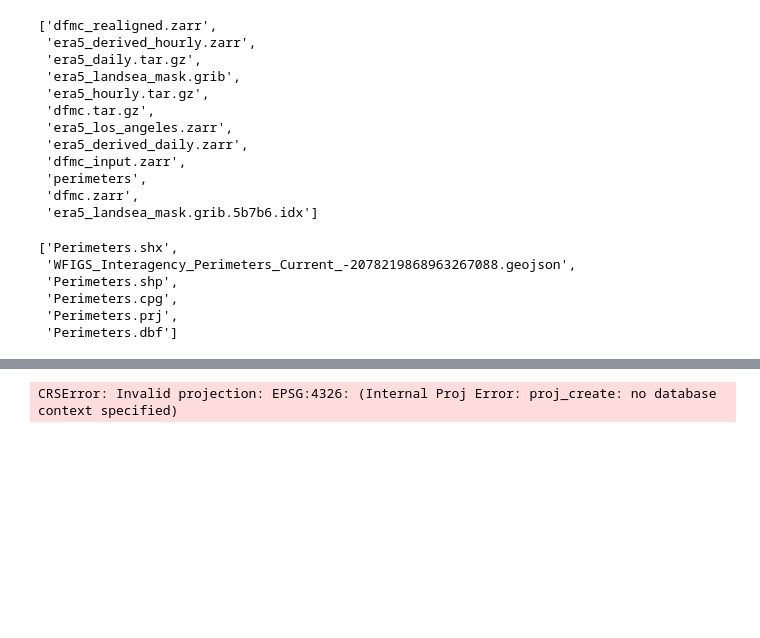
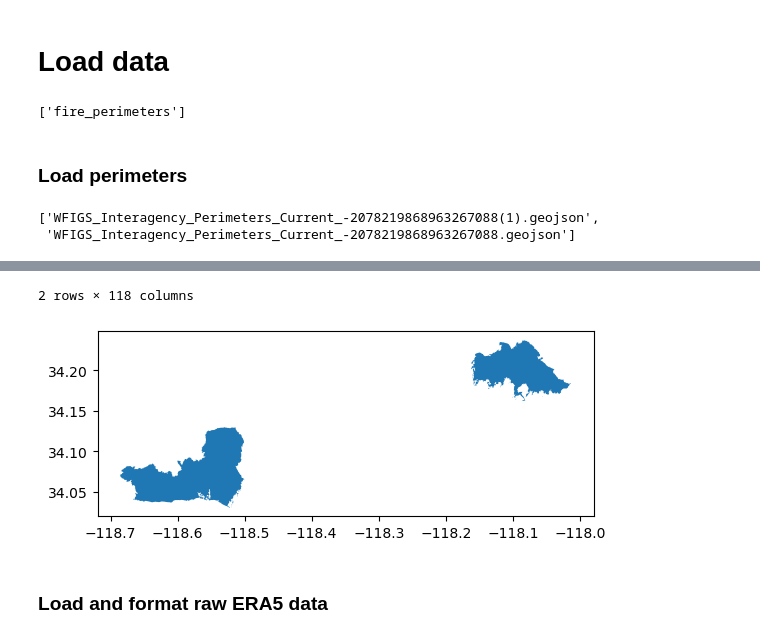
Before and after one commit to mitchhung/era5-santa-ana, a Jupyter notebook: notebooks/saw.ipynb, the cells around one changed output, grey strips where cells are left out. Saved outputs shown, nothing was run; the diff lists cells and outputs as text; code cells hidden in the pictures; blank space fills up the shorter version.

```diff
--- a/notebooks/saw.ipynb
+++ b/notebooks/saw.ipynb
@@ -8,35 +13,24 @@ import geopandas as gpd
+# %% [markdown]
+# Load data
 # %%
 import os
-DATA_DIR = "/home/mitch/data/geog256"
+DATA_DIR = "/mnt/d/data"
 os.listdir(DATA_DIR)
 # %% [output]
-['dfmc_realigned.zarr',
- 'era5_derived_hourly.zarr',
- 'era5_daily.tar.gz',
- 'era5_landsea_mask.grib',
- 'era5_hourly.tar.gz',
- 'dfmc.tar.gz',
- 'era5_los_angeles.zarr',
- 'era5_derived_daily.zarr',
- 'dfmc_input.zarr',
- 'perimeters',
- 'dfmc.zarr',
- 'era5_landsea_mask.grib.5b7b6.idx']
+['fire_perimeters']
+# %% [markdown]
+### Load perimeters
 # %%
-os.listdir(f"{DATA_DIR}/perimeters")
+os.listdir(f"{DATA_DIR}/fire_perimeters")
 # %% [output]
-['Perimeters.shx',
- 'WFIGS_Interagency_Perimeters_Current_-2078219868963267088.geojson',
- 'Perimeters.shp',
- 'Perimeters.cpg',
- 'Perimeters.prj',
- 'Perimeters.dbf']
+['WFIGS_Interagency_Perimeters_Current_-2078219868963267088(1).geojson',
+ 'WFIGS_Interagency_Perimeters_Current_-2078219868963267088.geojson']
 # %%
-import os
-os.environ["PROJ_LIB"] = "/home/mitch/mamba/envs/pygeo/lib/python3.12/site-packages/pyproj/proj_dir/share/proj"
-
-
-gdf = gpd.read_file(f"{DATA_DIR}/perimeters/WFIGS_Interagency_Perimeters_Current_-2078219868963267088.geojson")
-print(gdf.head())
+gdf = (
+    gpd.read_file(f"{DATA_DIR}/fire_perimeters/WFIGS_Interagency_Perimeters_Current_-2078219868963267088(1).geojson")
+    .loc[lambda df: df.poly_IncidentName.isin(["PALISADES", "Eaton"])]
+    .to_crs("EPSG:4326")
+)
 gdf.plot()
+gdf.head()
 # %% [output]
@@ -43,2 +40,5 @@ gdf.plot()
-CRSError: Invalid projection: EPSG:4326: (Internal Proj Error: proj_create: no database context specified)
+2 rows × 118 columns
+[figure, added]
+# %% [markdown]
+### Load and format raw ERA5 data
 # %%
```
Also changed, not shown: parts of 20 cells of this notebook, 2 other files.
